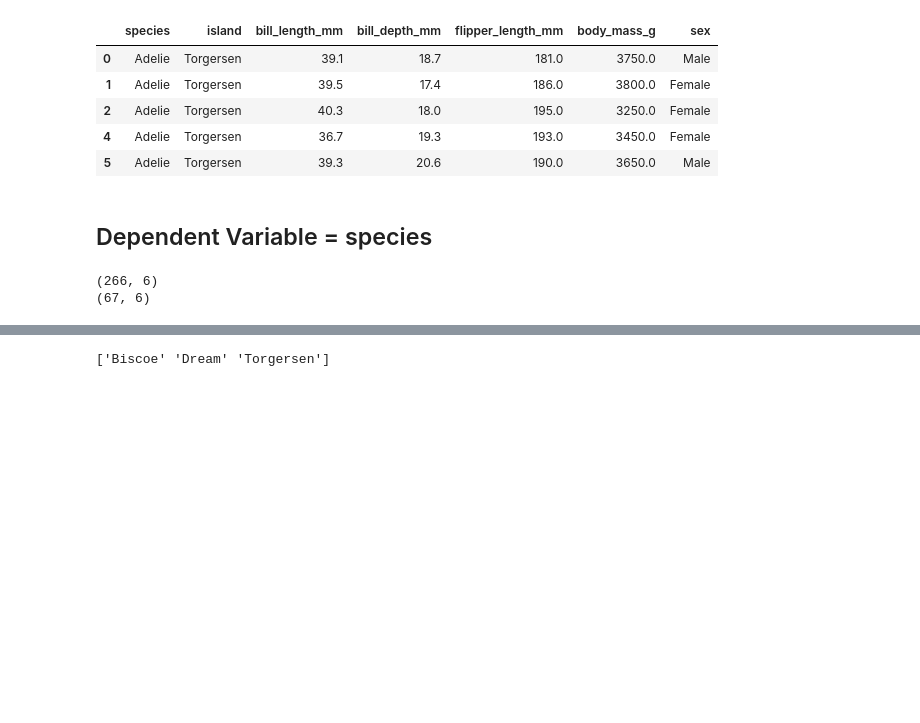
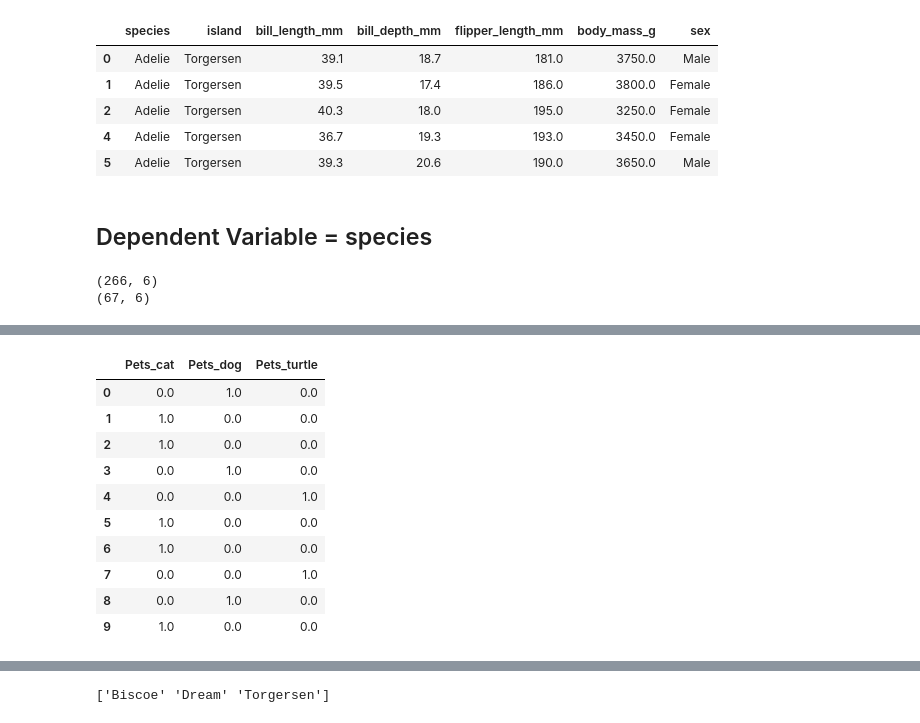
Before and after one commit to gitmystuff/DSChunks, a Jupyter notebook: One Hot.ipynb, the cells around one changed output, grey strips where cells are left out. Cells and saved outputs as stored; diff of their text form; code cells hidden in the pictures; blank space fills up the shorter version.

```diff
--- a/One Hot.ipynb
+++ b/One Hot.ipynb
@@ -77,0 +106,25 @@ print(X_test.shape)
+# %%
+# sklearn OneHotEncoder
+# https://scikit-learn.org/stable/modules/generated/sklearn.preprocessing.OneHotEncoder.html
+# https://stackoverflow.com/questions/50473381/scikit-learns-labelbinarizer-vs-onehotencoder
+import numpy as np
+import pandas as pd
+from sklearn.preprocessing import OneHotEncoder
+from sklearn.preprocessing import LabelEncoder
+from sklearn.preprocessing import LabelBinarizer
+
+pets = ['dog', 'cat', 'cat', 'dog', 'turtle', 'cat', 'cat', 'turtle', 'dog', 'cat']
+print('cat = 0; dog = 1; turtle = 2')
+le = LabelEncoder()
+int_values = le.fit_transform(pets)
+print('Pets:', pets)
+print('Label Encoder:', int_values)
+int_values = int_values.reshape(len(int_values), 1)
+print(pd.Series(pets))
+
+ohe = OneHotEncoder(sparse=False)
+ohe = ohe.fit_transform(int_values)
+print('One Hot Encoder:\n', ohe)
+
+lb = LabelBinarizer()
+print('Label Binarizer:\n', lb.fit_transform(int_values))
@@ -77,0 +149,3 @@ print(X_test.shape)
+# %%
+pets = pd.DataFrame(pd.Series(pets), columns=['Pets'])
+pets.head()
@@ -77,0 +159,17 @@ print(X_test.shape)
+# %%
+ohe = OneHotEncoder(sparse=False)
+ohe_pets = ohe.fit_transform(pets)
+pets_df = pd.DataFrame(ohe_pets, columns=ohe.get_feature_names_out(['Pets']))
+pets_df
+# %% [output]
+|  | Pets_cat | Pets_dog | Pets_turtle |
+| 0 | 0.0 | 1.0 | 0.0 |
+| 1 | 1.0 | 0.0 | 0.0 |
+| 2 | 1.0 | 0.0 | 0.0 |
+| 3 | 0.0 | 1.0 | 0.0 |
+| 4 | 0.0 | 0.0 | 1.0 |
+| 5 | 1.0 | 0.0 | 0.0 |
+| 6 | 1.0 | 0.0 | 0.0 |
+| 7 | 0.0 | 0.0 | 1.0 |
+| 8 | 0.0 | 1.0 | 0.0 |
+| 9 | 1.0 | 0.0 | 0.0 |
```
Also changed, not shown: parts of 12 cells of this notebook.
